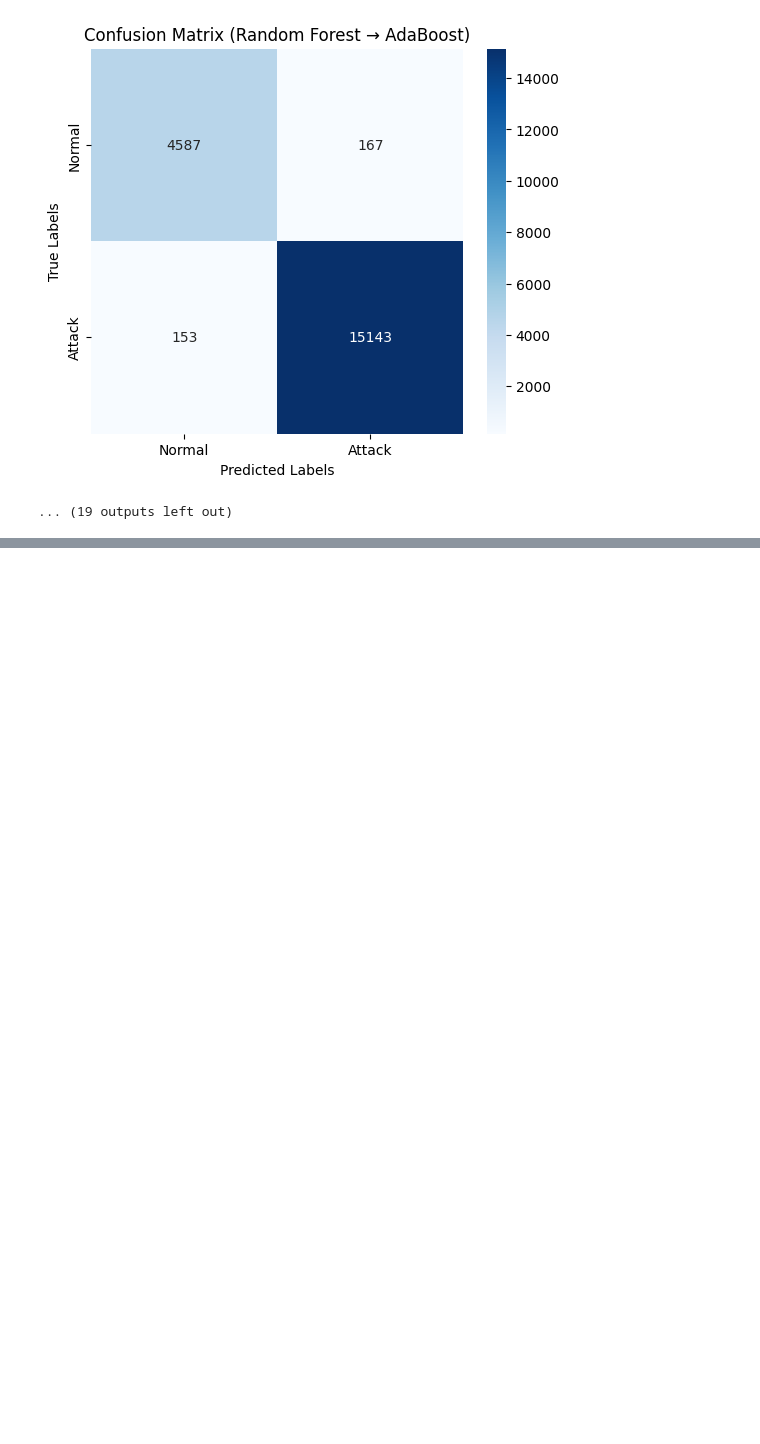
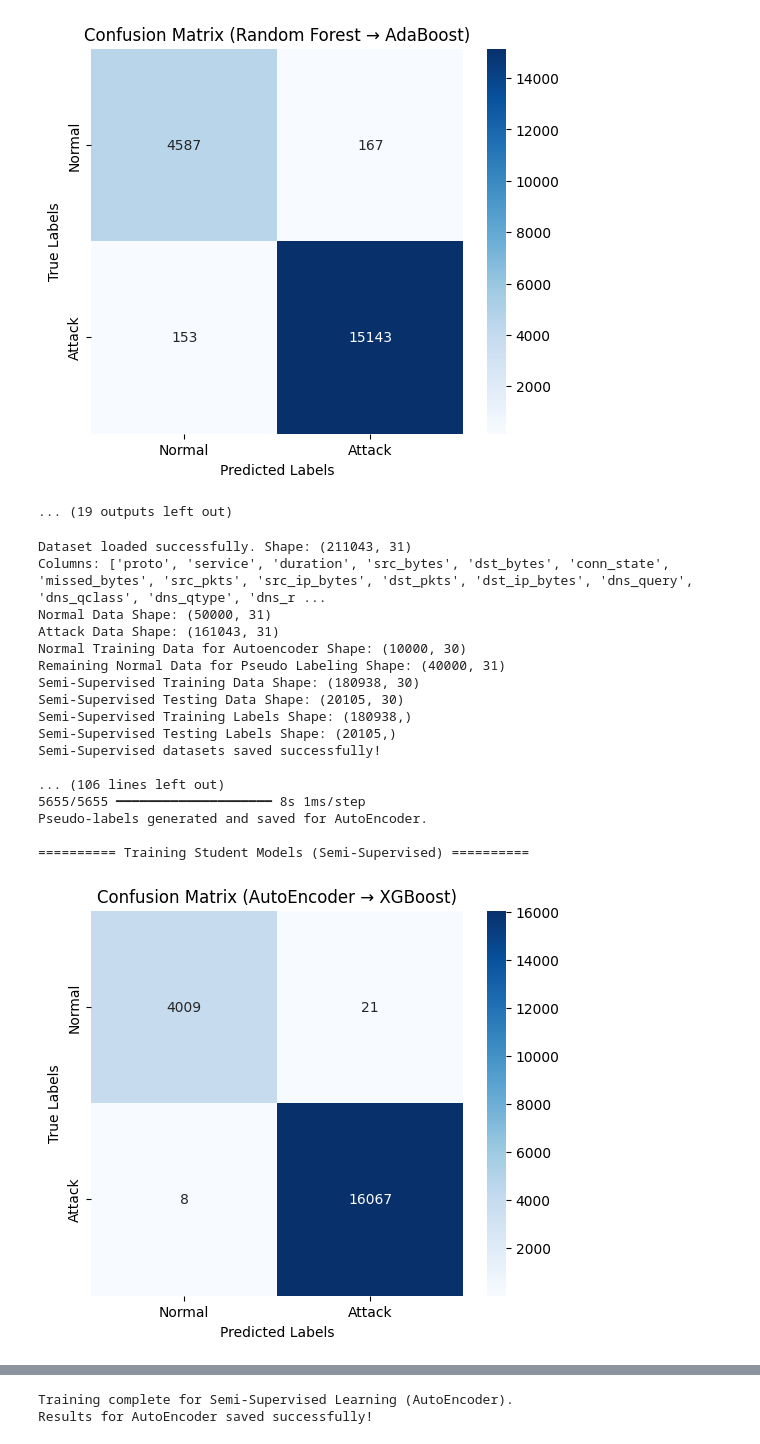
Before and after one commit to Jainish-123/Intrusion-Detection, a Jupyter notebook: Intrusion_Detection.ipynb, the cells around one changed output, grey strips where cells are left out. Cells and saved outputs as stored; diff of their text form; code cells hidden in the pictures; blank space fills up the shorter version.

Commit message:
Semi supervised approach

```diff
--- a/Intrusion_Detection.ipynb
+++ b/Intrusion_Detection.ipynb
@@ -276,3 +464,71 @@ Results for XGBoost saved successfully!
 [figure]
 [figure]
 ... (19 outputs left out)
+# %%
+import pandas as pd
+import os
+
+semi_supervised_data_handler = DataHandler("train_test_networkP.csv")
+
+semi_supervised_data_handler.load_dataset()
+semi_supervised_data_handler.split_normal_attack_data()
+semi_supervised_data_handler.split_autoencoder_train_data()
+semi_supervised_data_handler.prepare_semi_supervised_data()
+semi_supervised_data_handler.save_datasets_semi_supervised()
+
+# Train AutoEncoder on Normal Data
+print("\n========== Training AutoEncoder Teacher Model (Semi-Supervised) ==========")
+semi_supervised_teacher = TeacherModel()
+semi_supervised_teacher.train_autoencoder(semi_supervised_data_handler.normal_train_df)
+
+print("Autoencoder Training Shape:", semi_supervised_data_handler.normal_train_df.shape)
+print("Pseudo Label Dataset Shape (Before Fix):", semi_supervised_data_handler.semi_supervised_train_df.shape)
+
+
+# Generate Pseudo Labels (Normal + Attack) using AutoEncoder
+semi_supervised_pseudo_labels = teacher.generate_pseudo_labels_semi_supervised(
+    semi_supervised_data_handler.semi_supervised_train_df
+)
+
+# Save Pseudo Labels for Semi-Supervised Learning
+semi_supervised_file = "pseudo_labeled_autoencoder.csv"
+pd.DataFrame(semi_supervised_pseudo_labels, columns=["pseudo_label"]).to_csv(semi_supervised_file, index=False)
+print("Pseudo-labels generated and saved for AutoEncoder.")
+
+# Train and Evaluate Student Models (Semi-Supervised)
+print("\n========== Training Student Models (Semi-Supervised) ==========")
+
+if os.path.exists(semi_supervised_file):
+    pseudo_labels_df = pd.read_csv(semi_supervised_file)
+
+    semi_supervised_student_model = StudentModel(
+        semi_supervised_data_handler.semi_supervised_train_df,  # Features for training
+        semi_supervised_data_handler.semi_supervised_train_labels
+    )
+
+    semi_supervised_student_model.train_and_evaluate_semi_supervised(
+        semi_supervised_data_handler.semi_supervised_test_df,  # Features for testing
+        semi_supervised_data_handler.semi_supervised_test_labels  # Correct testing labels
+    )
+
+
+    semi_supervised_student_model.save_results("AutoEncoder", semi_supervised=True)
+# %% [output]
+Dataset loaded successfully. Shape: (211043, 31)
+Columns: ['proto', 'service', 'duration', 'src_bytes', 'dst_bytes', 'conn_state', 'missed_bytes', 'src_pkts', 'src_ip_bytes', 'dst_pkts', 'dst_ip_bytes', 'dns_query', 'dns_qclass', 'dns_qtype', 'dns_r ...
+Normal Data Shape: (50000, 31)
+Attack Data Shape: (161043, 31)
+Normal Training Data for Autoencoder Shape: (10000, 30)
+Remaining Normal Data for Pseudo Labeling Shape: (40000, 31)
+Semi-Supervised Training Data Shape: (180938, 30)
+Semi-Supervised Testing Data Shape: (20105, 30)
+Semi-Supervised Training Labels Shape: (180938,)
+Semi-Supervised Testing Labels Shape: (20105,)
+Semi-Supervised datasets saved successfully!
+
+... (106 lines left out)
+5655/5655 ━━━━━━━━━━━━━━━━━━━━ 8s 1ms/step
+Pseudo-labels generated and saved for AutoEncoder.
+
+========== Training Student Models (Semi-Supervised) ==========
+[figure, added]
@@ -278,0 +539,2 @@ Results for XGBoost saved successfully!
+Training complete for Semi-Supervised Learning (AutoEncoder).
+Results for AutoEncoder saved successfully!
```
Also changed, not shown: parts of 4 cells of this notebook, 5 other files.
